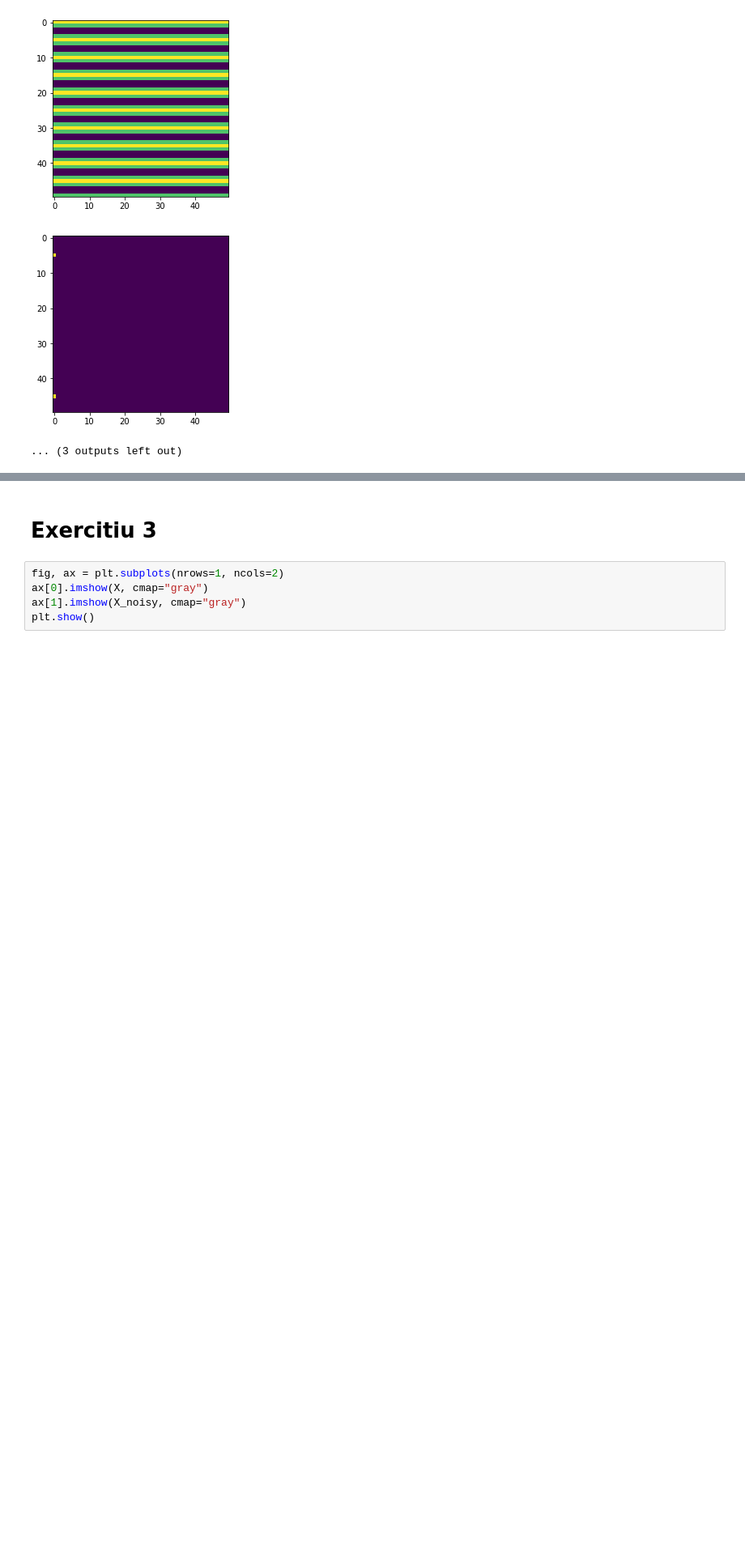
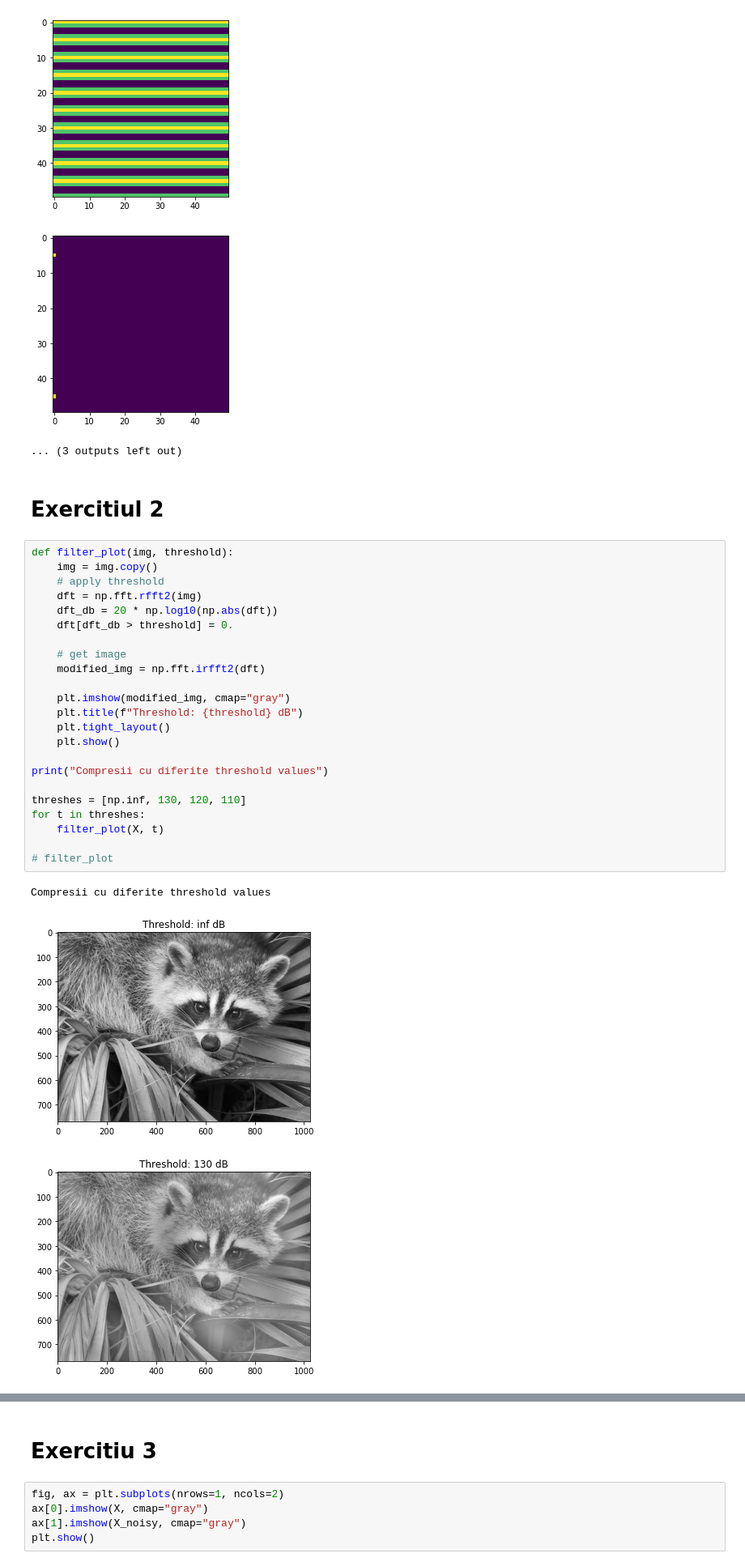
Before and after one commit to TeamUnibuc/TemePS, a Jupyter notebook: ps-tema-2.ipynb, the cells around one changed output, grey strips where cells are left out. Shown at 81% size. Drawn from its saved outputs; the diff is of its cells as text; blank space fills up the shorter version.

```diff
--- a/ps-tema-2.ipynb
+++ b/ps-tema-2.ipynb
@@ -223,3 +223,32 @@ Forth function:
 [figure]
 [figure]
 ... (3 outputs left out)
+# %% [markdown]
+# Exercitiul 2
+# %%
+def filter_plot(img, threshold):
+    img = img.copy()
+    # apply threshold
+    dft = np.fft.rfft2(img)
+    dft_db = 20 * np.log10(np.abs(dft))
+    dft[dft_db > threshold] = 0.
+
+    # get image
+    modified_img = np.fft.irfft2(dft)
+
+    plt.imshow(modified_img, cmap="gray")
+    plt.title(f"Threshold: {threshold} dB")
+    plt.tight_layout()
+    plt.show()
+
+print("Compresii cu diferite threshold values")
+
+threshes = [np.inf, 130, 120, 110]
+for t in threshes:
+    filter_plot(X, t)
+
+# filter_plot
+# %% [output]
+Compresii cu diferite threshold values
+[figure, added]
+[figure, added]
```
Also changed, not shown: parts of 3 cells of this notebook.
